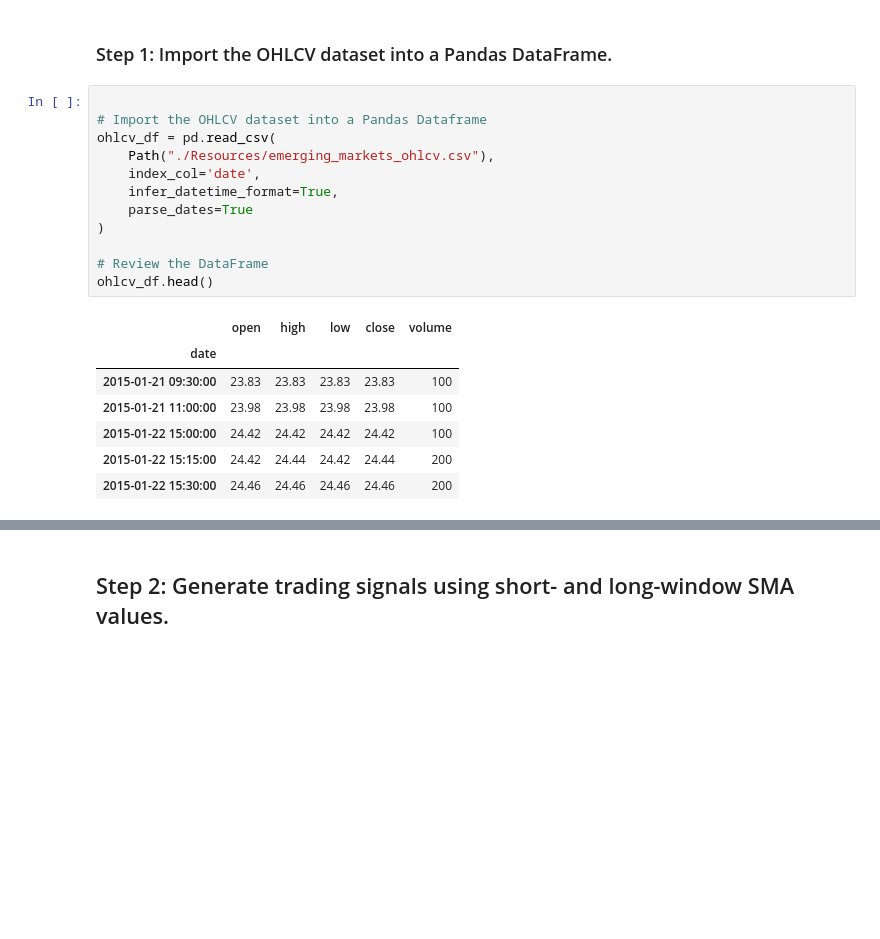
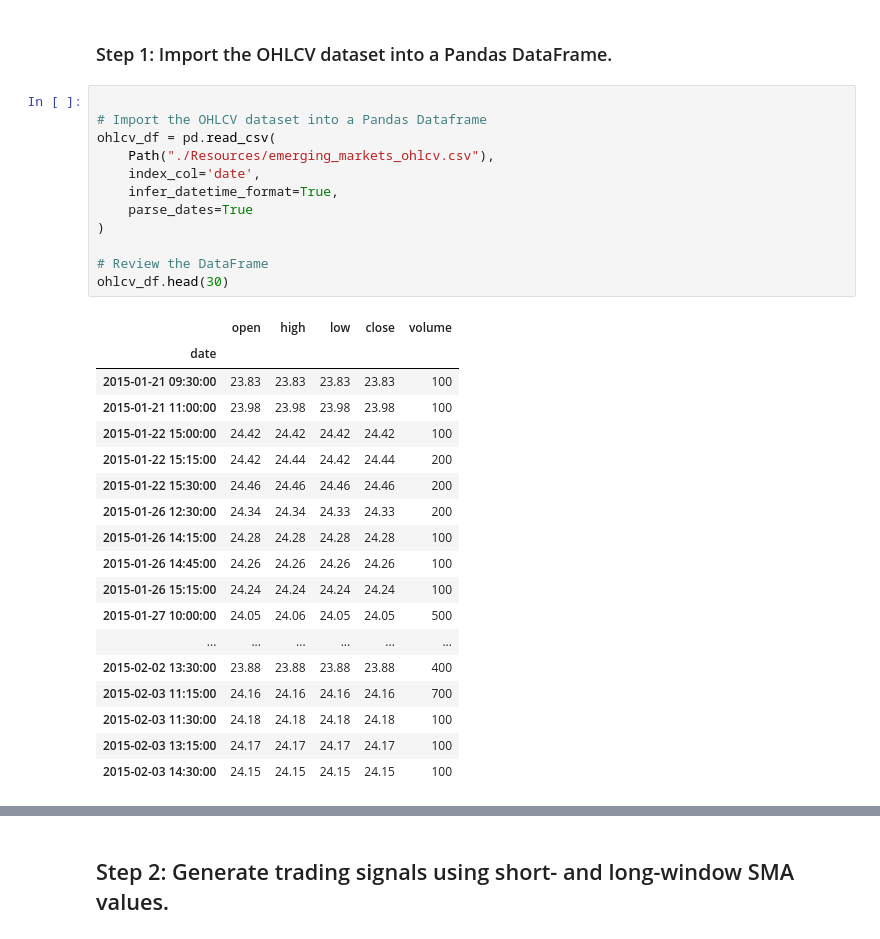
Before and after one commit to darcy5d/Fintech_Module_14_Homework_Assignment, a Jupyter notebook: machine_learning_trading_bot.ipynb, the cells around one changed output, grey strips where cells are left out. Cells and saved outputs as stored; diff of their text form; blank space fills up the shorter version.

```diff
--- a/machine_learning_trading_bot.ipynb
+++ b/machine_learning_trading_bot.ipynb
@@ -94,23 +94,34 @@ Open the Jupyter notebook. Restart the kernel, run the provided cells that corre
 # %%
 
 # Import the OHLCV dataset into a Pandas Dataframe
 ohlcv_df = pd.read_csv(
     Path("./Resources/emerging_markets_ohlcv.csv"),
     index_col='date',
     infer_datetime_format=True,
     parse_dates=True
 )
 
 # Review the DataFrame
-ohlcv_df.head()
+ohlcv_df.head(30)
 # %% [output]
 |  | open | high | low | close | volume |
 | date |  |  |  |  |  |
 | 2015-01-21 09:30:00 | 23.83 | 23.83 | 23.83 | 23.83 | 100 |
 | 2015-01-21 11:00:00 | 23.98 | 23.98 | 23.98 | 23.98 | 100 |
 | 2015-01-22 15:00:00 | 24.42 | 24.42 | 24.42 | 24.42 | 100 |
 | 2015-01-22 15:15:00 | 24.42 | 24.44 | 24.42 | 24.44 | 200 |
 | 2015-01-22 15:30:00 | 24.46 | 24.46 | 24.46 | 24.46 | 200 |
+| 2015-01-26 12:30:00 | 24.34 | 24.34 | 24.33 | 24.33 | 200 |
+| 2015-01-26 14:15:00 | 24.28 | 24.28 | 24.28 | 24.28 | 100 |
+| 2015-01-26 14:45:00 | 24.26 | 24.26 | 24.26 | 24.26 | 100 |
+| 2015-01-26 15:15:00 | 24.24 | 24.24 | 24.24 | 24.24 | 100 |
+| 2015-01-27 10:00:00 | 24.05 | 24.06 | 24.05 | 24.05 | 500 |
+| ... | ... | ... | ... | ... | ... |
+| 2015-02-02 13:30:00 | 23.88 | 23.88 | 23.88 | 23.88 | 400 |
+| 2015-02-03 11:15:00 | 24.16 | 24.16 | 24.16 | 24.16 | 700 |
+| 2015-02-03 11:30:00 | 24.18 | 24.18 | 24.18 | 24.18 | 100 |
+| 2015-02-03 13:15:00 | 24.17 | 24.17 | 24.17 | 24.17 | 100 |
+| 2015-02-03 14:30:00 | 24.15 | 24.15 | 24.15 | 24.15 | 100 |
 # %%
 # Filter the date index and close columns
 signals_df = ohlcv_df.loc[:, ["close"]]
```
Also changed, not shown: parts of 3 cells of this notebook, 1 other file.
